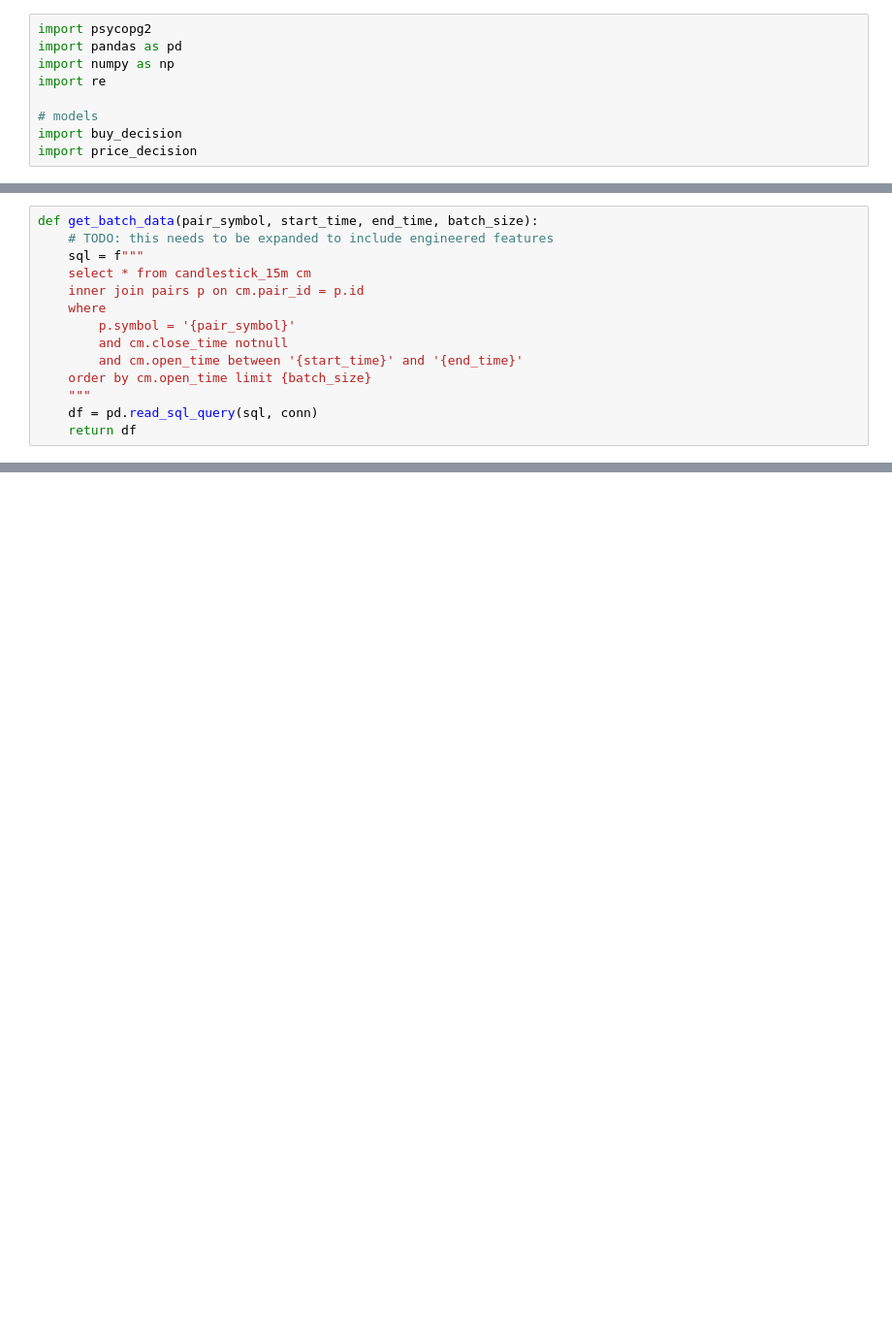
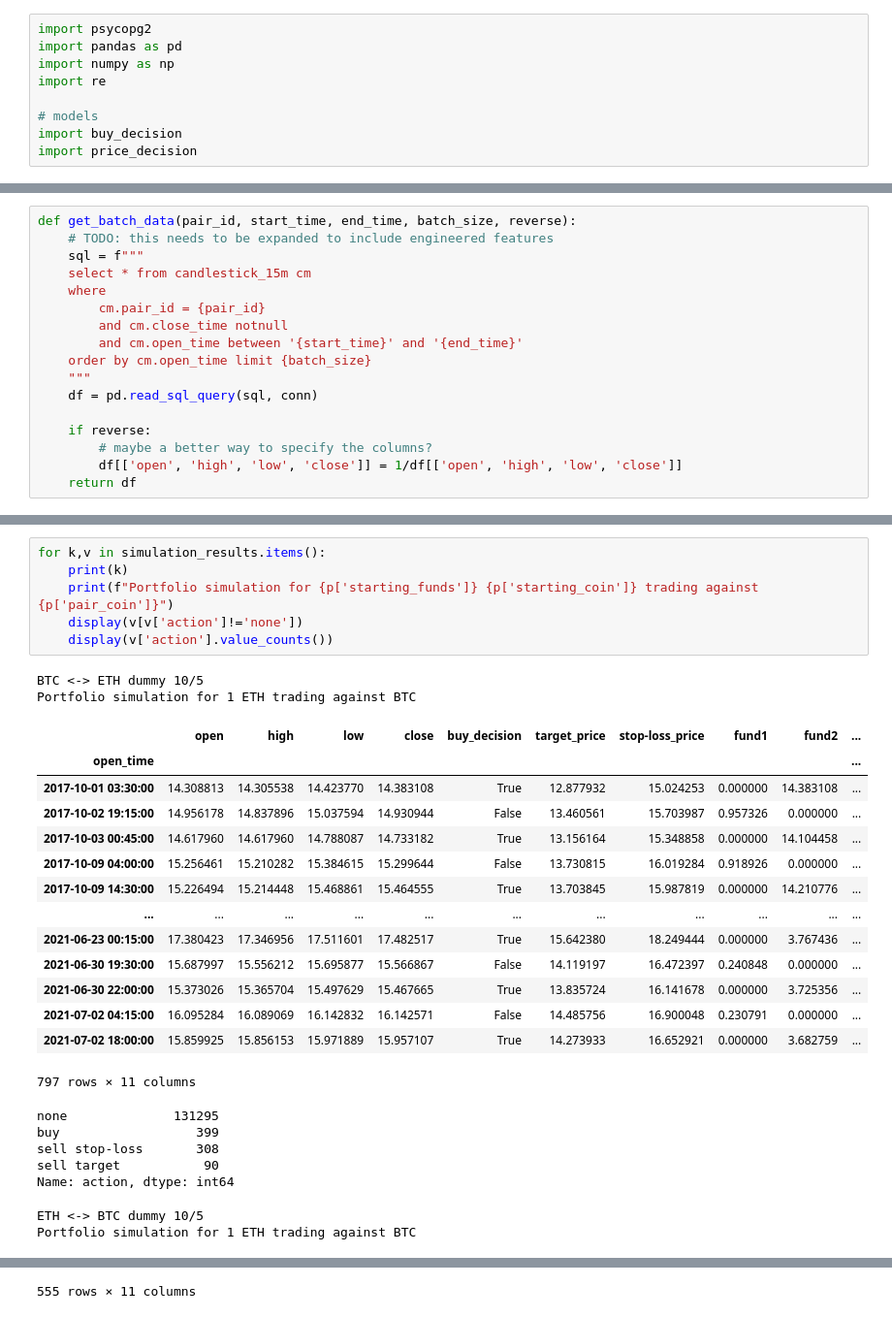
Before and after one commit to mads-swaps/swap-for-profit, a Jupyter notebook: aws/sam/mads-swap-app/swap_simulation/simulate_notebook.ipynb, the cells around one changed output, grey strips where cells are left out. Shown: that part at 97% size. Drawn from its saved outputs; the diff is of its cells as text; blank space fills up the shorter version.

```diff
--- a/aws/sam/mads-swap-app/swap_simulation/simulate_notebook.ipynb
+++ b/aws/sam/mads-swap-app/swap_simulation/simulate_notebook.ipynb
@@ -52,14 +86,17 @@ assert (isinstance(max_batch_size, int) and max_batch_size > 0), f"{max_batch_si
 # %%
-def get_batch_data(pair_symbol, start_time, end_time, batch_size):
+def get_batch_data(pair_id, start_time, end_time, batch_size, reverse):
     # TODO: this needs to be expanded to include engineered features
     sql = f"""
     select * from candlestick_15m cm
-    inner join pairs p on cm.pair_id = p.id
     where
-        p.symbol = '{pair_symbol}'
+        cm.pair_id = {pair_id}
         and cm.close_time notnull
         and cm.open_time between '{start_time}' and '{end_time}'
     order by cm.open_time limit {batch_size}
     """
     df = pd.read_sql_query(sql, conn)
+
+    if reverse:
+        # maybe a better way to specify the columns?
+        df[['open', 'high', 'low', 'close']] = 1/df[['open', 'high', 'low', 'close']]
     return df
@@ -161,0 +186,30 @@ Name: action, dtype: int64
+# %%
+for k,v in simulation_results.items():
+    print(k)
+    print(f"Portfolio simulation for {p['starting_funds']} {p['starting_coin']} trading against {p['pair_coin']}")
+    display(v[v['action']!='none'])
+    display(v['action'].value_counts())
+# %% [output]
+BTC <-> ETH dummy 10/5
+Portfolio simulation for 1 ETH trading against BTC
+|  | open | high | low | close | buy_decision | target_price | stop-loss_price | fund1 | fund2 | ... |
+| open_time |  |  |  |  |  |  |  |  |  | ... |
+| 2017-10-01 03:30:00 | 14.308813 | 14.305538 | 14.423770 | 14.383108 | True | 12.877932 | 15.024253 | 0.000000 | 14.383108 | ... |
+| 2017-10-02 19:15:00 | 14.956178 | 14.837896 | 15.037594 | 14.930944 | False | 13.460561 | 15.703987 | 0.957326 | 0.000000 | ... |
+| 2017-10-03 00:45:00 | 14.617960 | 14.617960 | 14.788087 | 14.733182 | True | 13.156164 | 15.348858 | 0.000000 | 14.104458 | ... |
+| 2017-10-09 04:00:00 | 15.256461 | 15.210282 | 15.384615 | 15.299644 | False | 13.730815 | 16.019284 | 0.918926 | 0.000000 | ... |
+| 2017-10-09 14:30:00 | 15.226494 | 15.214448 | 15.468861 | 15.464555 | True | 13.703845 | 15.987819 | 0.000000 | 14.210776 | ... |
+| ... | ... | ... | ... | ... | ... | ... | ... | ... | ... | ... |
+| 2021-06-23 00:15:00 | 17.380423 | 17.346956 | 17.511601 | 17.482517 | True | 15.642380 | 18.249444 | 0.000000 | 3.767436 | ... |
+| 2021-06-30 19:30:00 | 15.687997 | 15.556212 | 15.695877 | 15.566867 | False | 14.119197 | 16.472397 | 0.240848 | 0.000000 | ... |
+| 2021-06-30 22:00:00 | 15.373026 | 15.365704 | 15.497629 | 15.467665 | True | 13.835724 | 16.141678 | 0.000000 | 3.725356 | ... |
+| 2021-07-02 04:15:00 | 16.095284 | 16.089069 | 16.142832 | 16.142571 | False | 14.485756 | 16.900048 | 0.230791 | 0.000000 | ... |
+| 2021-07-02 18:00:00 | 15.859925 | 15.856153 | 15.971889 | 15.957107 | True | 14.273933 | 16.652921 | 0.000000 | 3.682759 | ... |
+797 rows × 11 columns
+none              131295
+buy                  399
+sell stop-loss       308
+sell target           90
+Name: action, dtype: int64
+ETH <-> BTC dummy 10/5
+Portfolio simulation for 1 ETH trading against BTC
@@ -161,0 +229 @@ Name: action, dtype: int64
+555 rows × 11 columns
```
Also changed, not shown: parts of 13 cells of this notebook.
